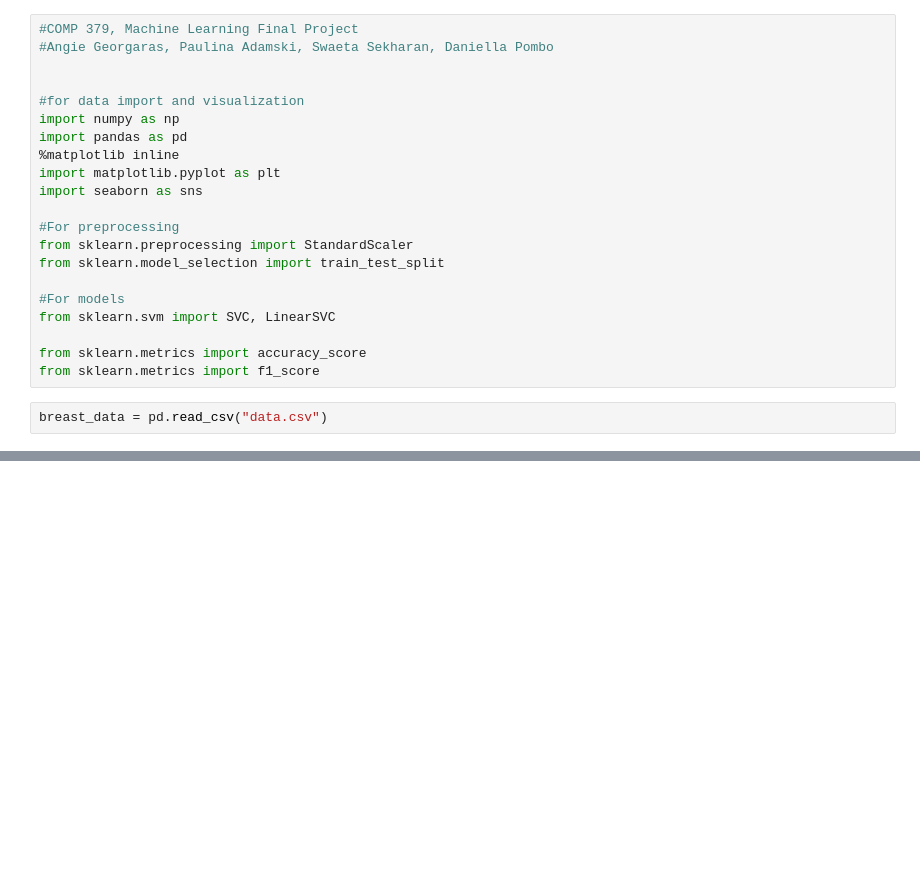
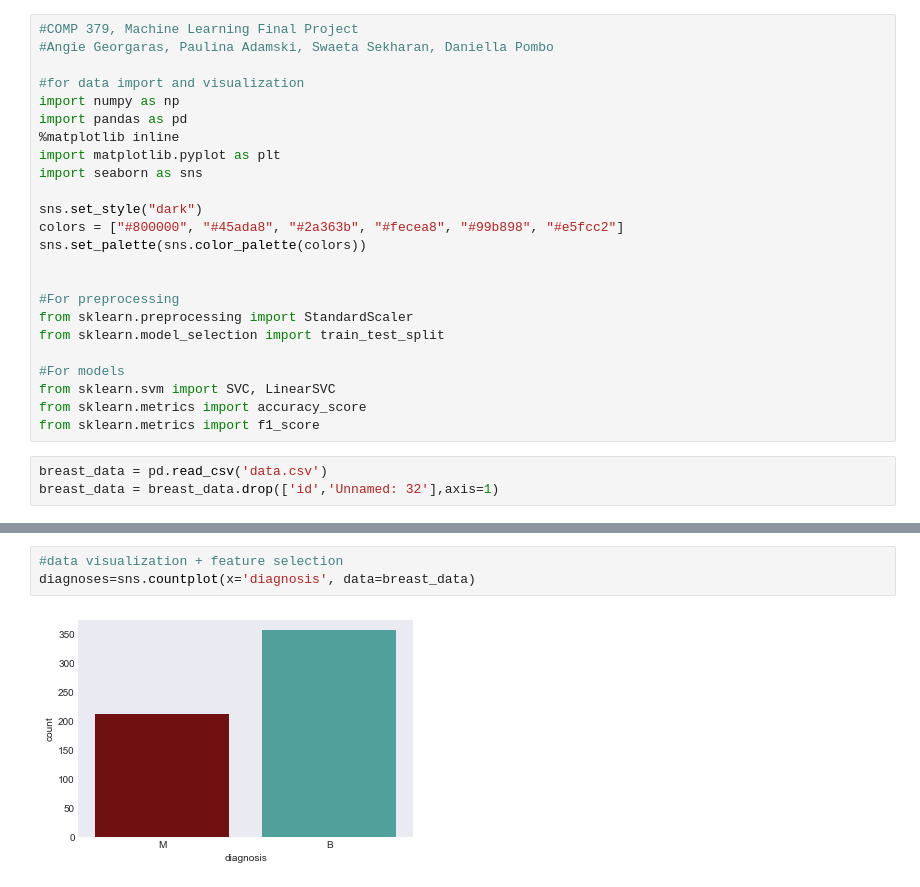
Before and after one commit to paulinusia/Breast-Cancer-Diagnosis-Predictive-ML, a Jupyter notebook: Final Project ML.ipynb, the cells around one changed output, grey strips where cells are left out. Cells and saved outputs as stored; diff of their text form; blank space fills up the shorter version.

```diff
--- a/Final Project ML.ipynb
+++ b/Final Project ML.ipynb
@@ -1,7 +1,6 @@
 # %%
 #COMP 379, Machine Learning Final Project
 #Angie Georgaras, Paulina Adamski, Swaeta Sekharan, Daniella Pombo
-
 
 #for data import and visualization
 import numpy as np
@@ -10,14 +9,19 @@ import pandas as pd
 import matplotlib.pyplot as plt
 import seaborn as sns
 
+sns.set_style("dark")
+colors = ["#800000", "#45ada8", "#2a363b", "#fecea8", "#99b898", "#e5fcc2"]
+sns.set_palette(sns.color_palette(colors))
+
+
 #For preprocessing
 from sklearn.preprocessing import StandardScaler
 from sklearn.model_selection import train_test_split
 
 #For models
 from sklearn.svm import SVC, LinearSVC
-
 from sklearn.metrics import accuracy_score
 from sklearn.metrics import f1_score
 # %%
-breast_data = pd.read_csv("data.csv")
+breast_data = pd.read_csv('data.csv')
+breast_data = breast_data.drop(['id','Unnamed: 32'],axis=1)
@@ -52,0 +50,5 @@ ValueError: source code string cannot contain null bytes
+# %%
+#data visualization + feature selection
+diagnoses=sns.countplot(x='diagnosis', data=breast_data)
+# %% [output]
+[figure, added]
```
Also changed, not shown: parts of 8 cells of this notebook.
